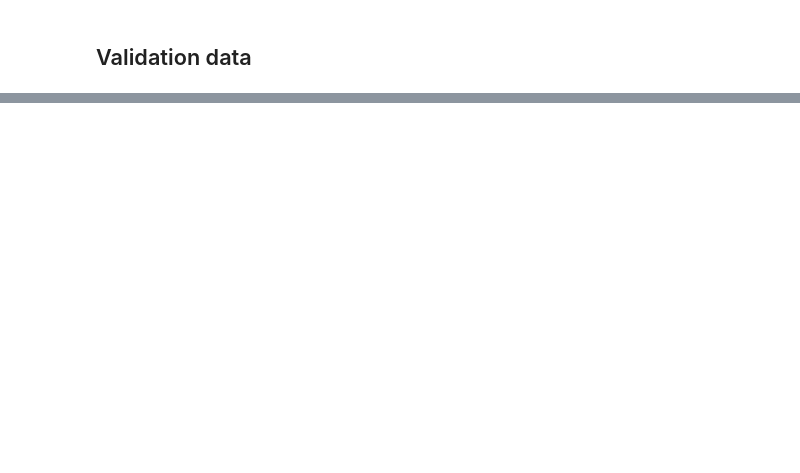
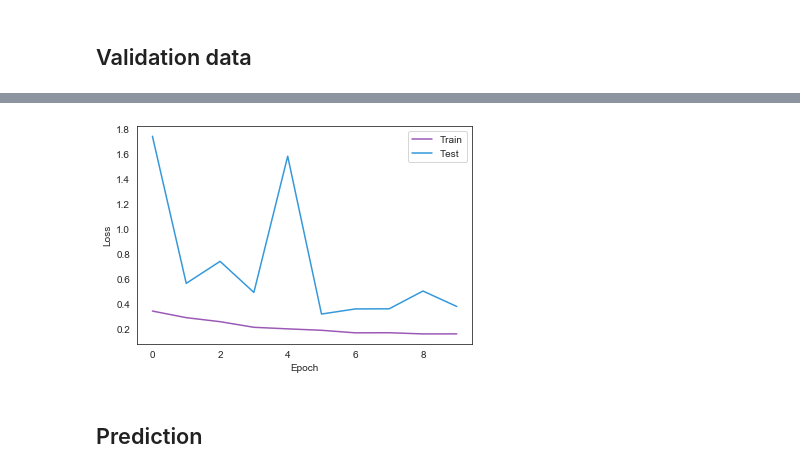
Before and after one commit to davidtnly/DeepLearning, a Jupyter notebook: 07-pneunomia-radiograph-imaging/01-notebook.ipynb, the cells around one changed output, grey strips where cells are left out. Saved outputs shown, nothing was run; the diff lists cells and outputs as text; code cells hidden in the pictures; blank space fills up the shorter version.

```diff
--- a/07-pneunomia-radiograph-imaging/01-notebook.ipynb
+++ b/07-pneunomia-radiograph-imaging/01-notebook.ipynb
@@ -276,0 +582,3 @@ freq_table(train_data['label'])
+# %%
+# Load the model weights
+model.load_weights('best_weights_16.hdf5')
@@ -276,0 +600,20 @@ freq_table(train_data['label'])
+# %%
+# Plot
+def plot_loss(model):
+    hist = pd.DataFrame(model.history)
+    hist['epoch'] = model.epoch
+    plt.figure(figsize=(6, 4))
+    plt.xlabel('Epoch')
+    plt.ylabel('Loss')
+    plt.plot(hist['epoch'], hist['loss'],
+             label='Train')
+    plt.plot(hist['epoch'], hist['val_loss'],
+             label = 'Test')
+    plt.legend()
+    plt.show()
+
+plot_loss(final_model)
+# %% [output]
+[figure, added]
+# %% [markdown]
+## Prediction
```
Also changed, not shown: parts of 36 cells of this notebook, 2 other files.
